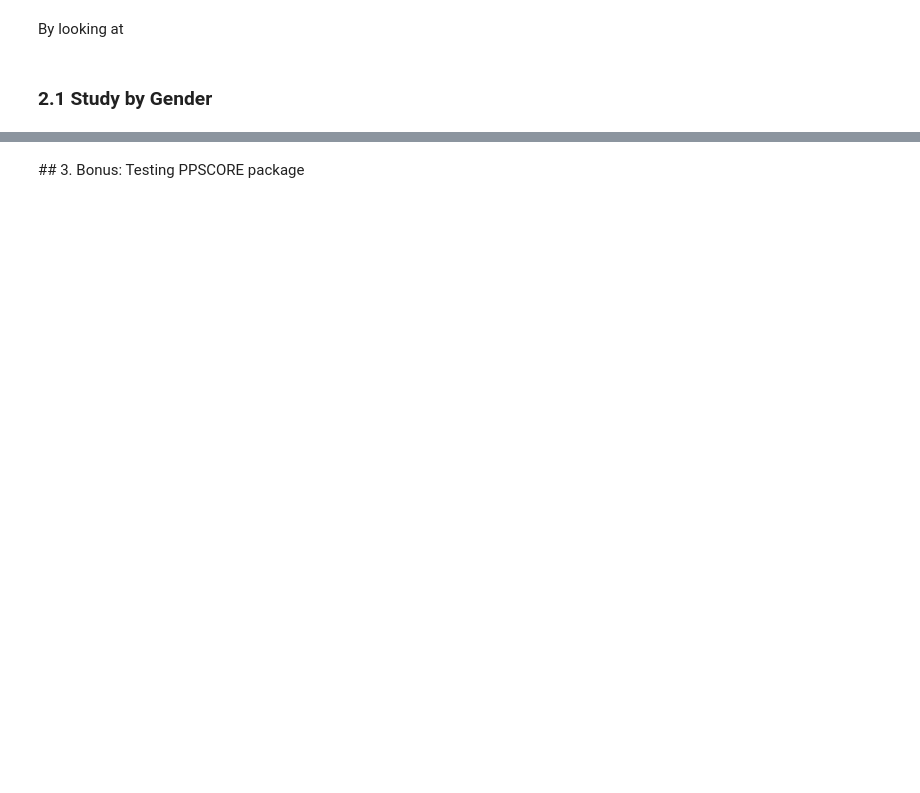
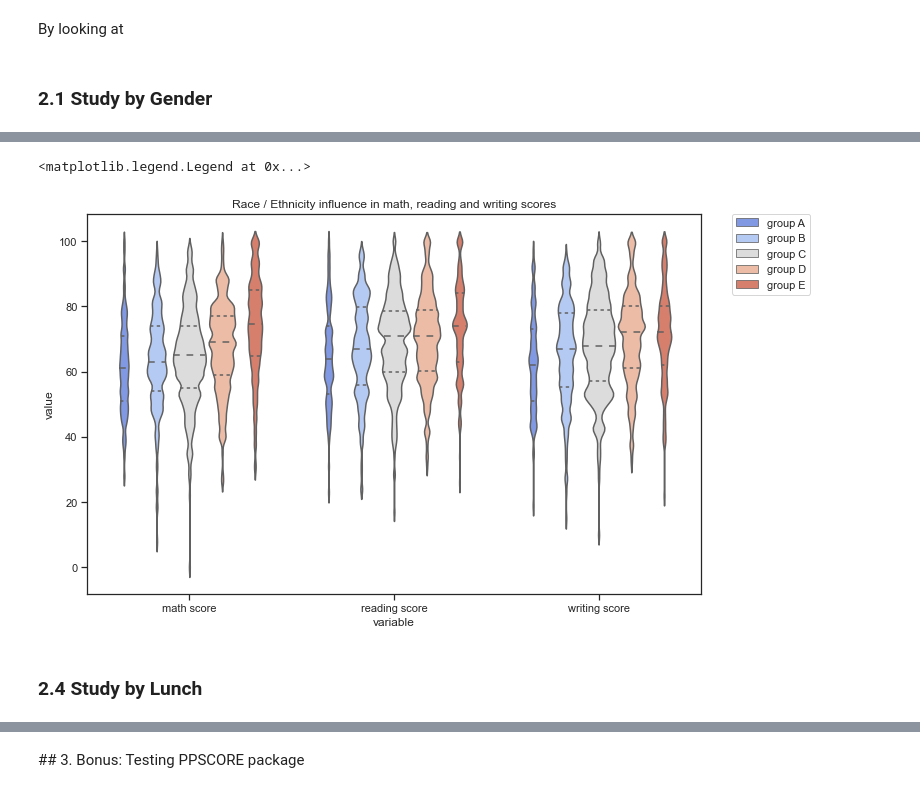
Before and after one commit to macarenasev/Exploring-Correlation-Students-Performance, a Jupyter notebook: Students Performance in Exams Exploring Correlation + BONUS ppscore package.ipynb, the cells around one changed output, grey strips where cells are left out. Drawn from its saved outputs; the diff is of its cells as text; code cells hidden in the pictures; blank space fills up the shorter version.

```diff
--- a/Students Performance in Exams Exploring Correlation + BONUS ppscore package.ipynb
+++ b/Students Performance in Exams Exploring Correlation + BONUS ppscore package.ipynb
@@ -181,0 +185,13 @@ grid = grid.map_lower(sns.kdeplot, shade=True, shade_lowest=False, alpha = 0.7)
+# %%
+# Set up the matplotlib figure
+f, ax = plt.subplots(figsize=(11, 7))
+plt.title('Race / Ethnicity influence in math, reading and writing scores')
+violin_gender = sns.violinplot(x="variable", y="value", hue="race/ethnicity",
+                     data=dt_tmp, palette="coolwarm",
+                     scale="count", inner="quartile", bw=.1)
+plt.legend(bbox_to_anchor=(1.05, 1), loc=2, borderaxespad=0.)
+# %% [output]
+<matplotlib.legend.Legend at 0x...>
+[figure, added]
+# %% [markdown]
+### 2.4 Study by Lunch
```
Also changed, not shown: parts of 19 cells of this notebook.
